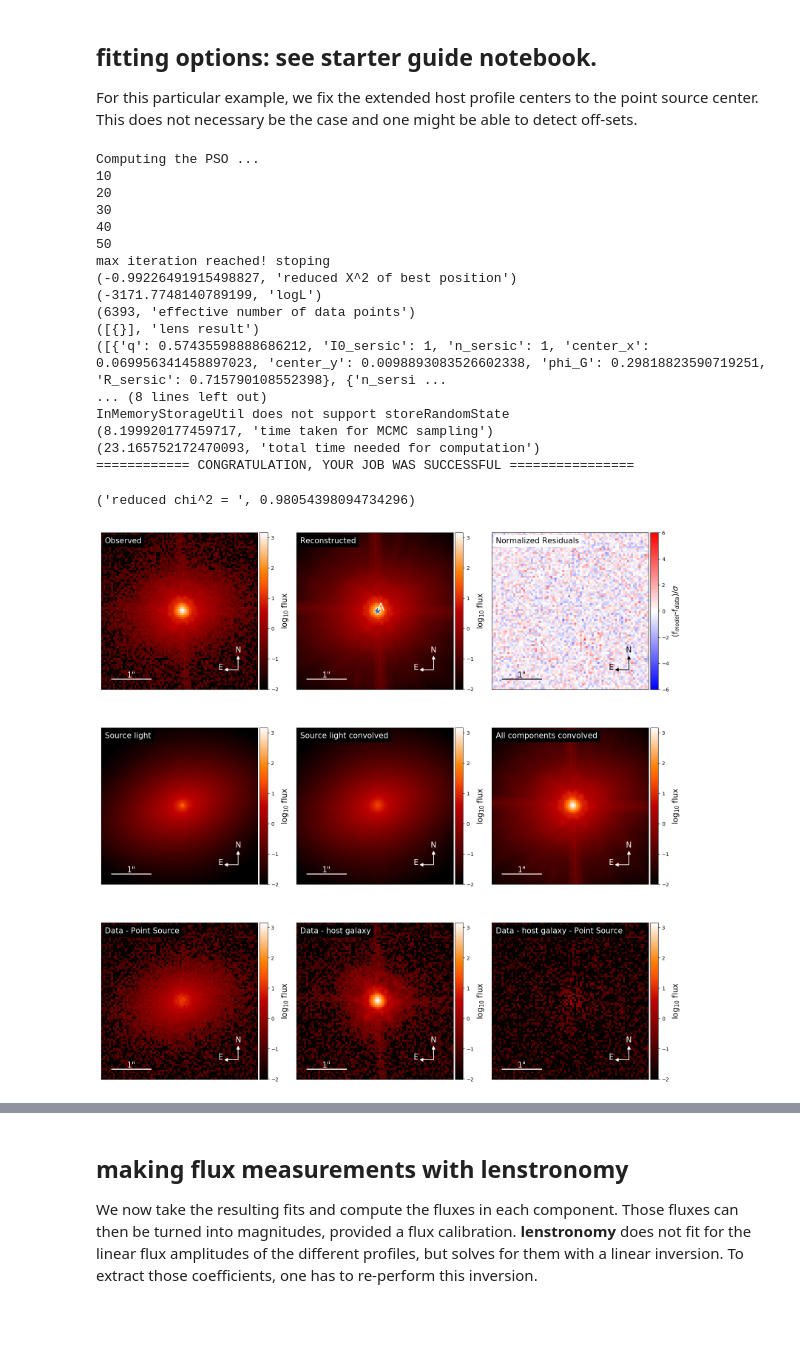
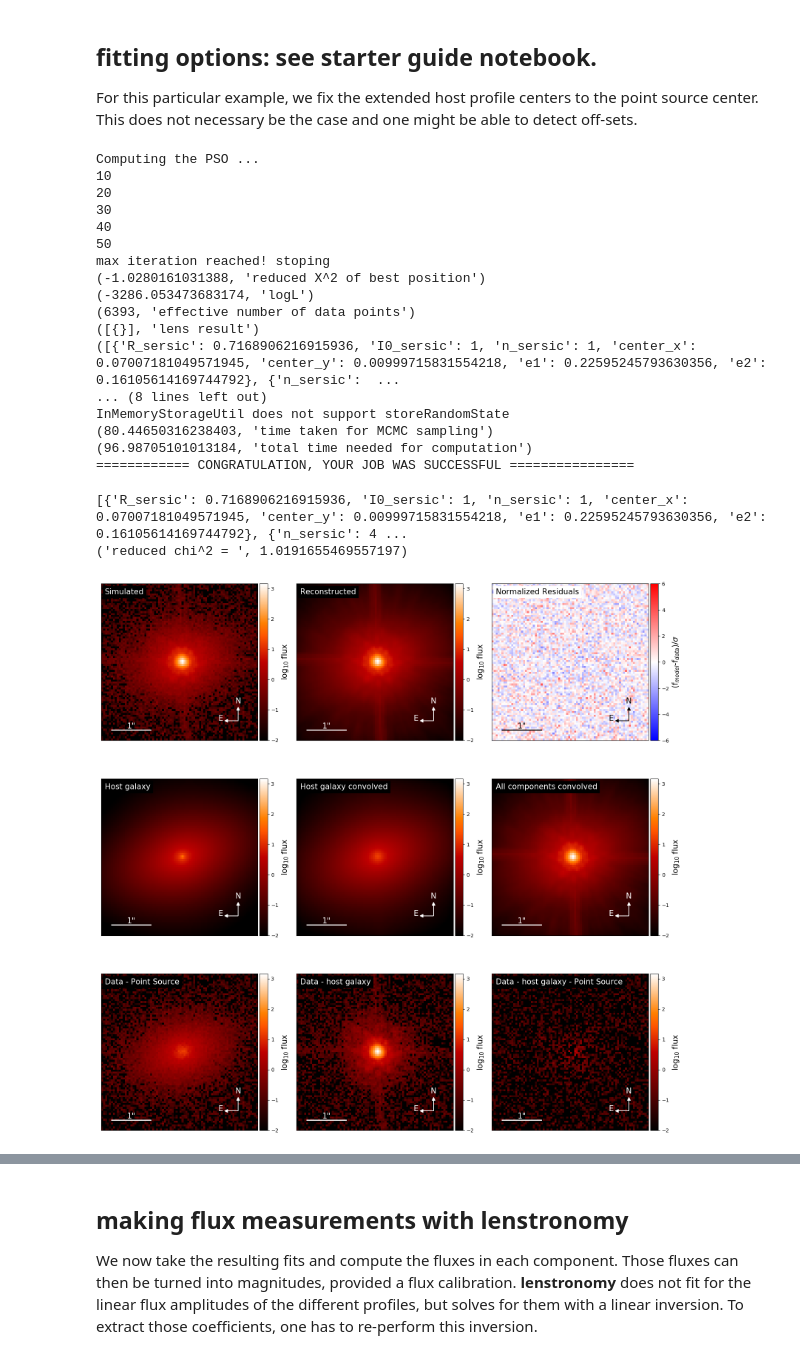
Before and after one commit to lenstronomy/lenstronomy-tutorials, a Jupyter notebook: lenstronomy_extensions/Notebooks/quasar-host decomposition.ipynb, the cells around one changed output, grey strips where cells are left out. Drawn from its saved outputs; the diff is of its cells as text; code cells hidden in the pictures; blank space fills up the shorter version.

```diff
--- a/lenstronomy_extensions/Notebooks/quasar-host decomposition.ipynb
+++ b/lenstronomy_extensions/Notebooks/quasar-host decomposition.ipynb
@@ -112,20 +117,6 @@ plt.show()
 ## fitting the mock data with lenstronomy
 We now use lenstronomy to recover the different components. To do so, we have to specify the allowed parameter space (upper and lower bounds), an initial guess (that can be crude) and an initial spread to initialize the solver. Additionally, we can keep parameters fixed, that we would not like to vary. E.g. the Sersic indices of a two component fit (buldge-to-disk).
 # %%
-# lens model choicers (lenstronomy requires the instances of them, but we can keep them empty)
-fixed_lens = [{}]
-kwargs_lens_init = [{}]
-kwargs_lens_sigma = [{}]
-kwargs_lower_lens = [{}]
-kwargs_upper_lens = [{}]
-
-# lens light model choices (lenstronomy requires the instances of them, but we can keep them empty)
-fixed_lens_light = [{}]
-kwargs_lens_light_init = [{}]
-kwargs_lens_light_sigma = [{}]
-kwargs_lower_lens_light = [{}]
-kwargs_upper_lens_light = [{}]
-
 # here are the options for the host galaxy fitting
 fixed_source = []
 kwargs_source_init = []
@@ -135,10 +126,10 @@ kwargs_upper_source = []
 
 # Disk component, as modelled by an elliptical Sersic profile
 fixed_source.append({'n_sersic': 1})  # we fix the Sersic index to n=1 (exponential)
-kwargs_source_init.append({'R_sersic': 1., 'n_sersic': 1, 'q': 1., 'phi_G': 0., 'center_x': 0, 'center_y': 0})
+kwargs_source_init.append({'R_sersic': 1., 'n_sersic': 1, 'e1': 0, 'e2': 0, 'center_x': 0, 'center_y': 0})
 kwargs_source_sigma.append({'n_sersic_sigma': 0.5, 'R_sersic_sigma': 0.5, 'ellipse_sigma': 0.1, 'center_x_sigma': 0.1, 'center_y_sigma': 0.1})
-kwargs_lower_source.append({'q': .5, 'phi_G': 0, 'R_sersic': 0.001, 'n_sersic': .5, 'center_x': -10, 'center_y': -10})
-kwargs_upper_source.append({'q': .5, 'phi_G': 0, 'R_sersic': 10, 'n_sersic': 5., 'center_x': 10, 'center_y': 10})
+kwargs_lower_source.append({'e1': -0.5, 'e2': -0.5, 'R_sersic': 0.001, 'n_sersic': .5, 'center_x': -10, 'center_y': -10})
+kwargs_upper_source.append({'e1': 0.5, 'e2': 0.5, 'R_sersic': 10, 'n_sersic': 5., 'center_x': 10, 'center_y': 10})
 
 # Buldge component, as modelled by a spherical Sersic profile
 fixed_source.append({'n_sersic': 4})  # we fix the Sersic index to n=4 (buldgy)
@@ -147,17 +138,18 @@ kwargs_source_sigma.append({'n_sersic_sigma': 0.5, 'R_sersic_sigma': 0.3, 'cente
 kwargs_lower_source.append({'R_sersic': 0.001, 'n_sersic': .5, 'center_x': -10, 'center_y': -10})
 kwargs_upper_source.append({'R_sersic': 10, 'n_sersic': 5., 'center_x': 10, 'center_y': 10})
 
+source_params = [kwargs_source_init, kwargs_source_sigma, fixed_source, kwargs_lower_source, kwargs_upper_source]
+
 fixed_ps = [{}]
 kwargs_ps_init = kwargs_ps
 kwargs_ps_sigma = [{'pos_sigma': 0.01, 'pos_sigma': 0.01}]
 kwargs_lower_ps = [{'ra_image': [-10], 'dec_image': [-10]}]
 kwargs_upper_ps = [{'ra_image': [10], 'dec_image': [10]}]
 
-kwargs_fixed = [fixed_lens, fixed_source, fixed_lens_light, fixed_ps]
-kwargs_init = [kwargs_lens_init, kwargs_source_init, kwargs_lens_light_init, kwargs_ps_init]
-kwargs_sigma = [kwargs_lens_sigma, kwargs_source_sigma, kwargs_lens_light_sigma, kwargs_ps_sigma]
-kwargs_lower = [kwargs_lower_lens, kwargs_lower_source, kwargs_lower_lens_light, kwargs_lower_ps]
-kwargs_upper = [kwargs_upper_lens, kwargs_upper_source, kwargs_upper_lens_light, kwargs_upper_ps]
+ps_param = [kwargs_ps_init, kwargs_ps_sigma, fixed_ps, kwargs_lower_ps, kwargs_upper_ps]
+
+kwargs_params = {'source_model': source_params,
+               'point_source_model': ps_param}
 # %% [markdown]
 ## fitting options: see starter guide notebook.
 For this particular example, we fix the extended host profile centers to the point source center. This does not necessary be the case and one might be able to detect off-sets.
@@ -176,18 +168,14 @@ kwargs_constraints = {'joint_center_source_light': True,  # if set to True, all
 kwargs_likelihood = {'check_bounds': True,
                      'source_marg': False,
                              }
-kwargs_fixed = [[{}], fixed_source, [{}], fixed_ps]
 kwargs_data = data_class.constructor_kwargs()
 kwargs_psf = psf_class.constructor_kwargs()
 image_band = [kwargs_data, kwargs_psf, kwargs_numerics]
 multi_band_list = [image_band]
-kwargs_init = [kwargs_lens_init, kwargs_source_init, kwargs_lens_light_init, kwargs_ps_init]
 
 from lenstronomy.Workflow.fitting_sequence import FittingSequence
 
 mpi = False  # MPI possible, but not supported through that notebook.
-
-kwargs_params = [kwargs_init, kwargs_sigma, kwargs_fixed, kwargs_lower, kwargs_upper]
 
 from lenstronomy.Workflow.fitting_sequence import FittingSequence
 fitting_seq = FittingSequence(multi_band_list, kwargs_model, kwargs_constraints, kwargs_likelihood, kwargs_params)
@@ -195,7 +183,7 @@ fitting_seq = FittingSequence(multi_band_list, kwargs_model, kwargs_constraints,
 fitting_kwargs_list = [
         {'fitting_routine': 'PSO', 'mpi': False, 'sigma_scale': 1., 'n_particles': 50,
          'n_iterations': 50},
-        {'fitting_routine': 'MCMC', 'n_burn': 10, 'n_run': 10, 'walkerRatio': 10, 'mpi': False,
+        {'fitting_routine': 'MCMC', 'n_burn': 100, 'n_run': 100, 'walkerRatio': 10, 'mpi': False,
          'sigma_scale': .1}
 ]
 
@@ -212,42 +200,45 @@ Computing the PSO ...
 40
 50
 max iteration reached! stoping
-(-0.99226491915498827, 'reduced X^2 of best position')
-(-3171.7748140789199, 'logL')
+(-1.0280161031388, 'reduced X^2 of best position')
+(-3286.053473683174, 'logL')
 (6393, 'effective number of data points')
 ([{}], 'lens result')
-([{'q': 0.57435598888686212, 'I0_sersic': 1, 'n_sersic': 1, 'center_x': 0.069956341458897023, 'center_y': 0.0098893083526602338, 'phi_G': 0.29818823590719251, 'R_sersic': 0.715790108552398}, {'n_sersi ...
+([{'R_sersic': 0.7168906216915936, 'I0_sersic': 1, 'n_sersic': 1, 'center_x': 0.07007181049571945, 'center_y': 0.00999715831554218, 'e1': 0.22595245793630356, 'e2': 0.16105614169744792}, {'n_sersic':  ...
 ... (8 lines left out)
 InMemoryStorageUtil does not support storeRandomState
-(8.199920177459717, 'time taken for MCMC sampling')
-(23.165752172470093, 'total time needed for computation')
+(80.44650316238403, 'time taken for MCMC sampling')
+(96.98705101013184, 'total time needed for computation')
 ============ CONGRATULATION, YOUR JOB WAS SUCCESSFUL ================
 # %%
 # let's plot the output of the PSO minimizer
+print(source_result)
 from lenstronomy.Plots.output_plots import LensModelPlot
 lensPlot = LensModelPlot(kwargs_data, kwargs_psf, kwargs_numerics, kwargs_model, lens_result, source_result,
                              lens_light_result, ps_result, arrow_size=0.02, cmap_string="gist_heat", high_res=5)
 
 f, axes = plt.subplots(3, 3, figsize=(16, 16), sharex=False, sharey=False)
 
-lensPlot.data_plot(ax=axes[0,0])
+lensPlot.data_plot(ax=axes[0,0], text="Simulated")
 lensPlot.model_plot(ax=axes[0,1])
 lensPlot.normalized_residual_plot(ax=axes[0,2], v_min=-6, v_max=6)
 
-lensPlot.decomposition_plot(ax=axes[1,0], text='Source light', source_add=True, unconvolved=True)
-lensPlot.decomposition_plot(ax=axes[1,1], text='Source light convolved', source_add=True)
+lensPlot.decomposition_plot(ax=axes[1,0], text='Host galaxy', source_add=True, unconvolved=True)
+lensPlot.decomposition_plot(ax=axes[1,1], text='Host galaxy convolved', source_add=True)
 lensPlot.decomposition_plot(ax=axes[1,2], text='All components convolved', source_add=True, lens_light_add=True, point_source_add=True)
 
 lensPlot.subtract_from_data_plot(ax=axes[2,0], text='Data - Point Source', point_source_add=True)
 lensPlot.subtract_from_data_plot(ax=axes[2,1], text='Data - host galaxy', source_add=True)
 lensPlot.subtract_from_data_plot(ax=axes[2,2], text='Data - host galaxy - Point Source', source_add=True, point_source_add=True)
 
 f.tight_layout()
+#plt.savefig('/Users/sibirrer/Cosmology/Strong_Lensing/Papers/Lenstronomy/LenstronomyPaper/quasar_host_decomposition.pdf', format='pdf')
 #f.subplots_adjust(left=None, bottom=None, right=None, top=None, wspace=0., hspace=0.05)
 plt.show()
 # %% [output]
-('reduced chi^2 = ', 0.98054398094734296)
+[{'R_sersic': 0.7168906216915936, 'I0_sersic': 1, 'n_sersic': 1, 'center_x': 0.07007181049571945, 'center_y': 0.00999715831554218, 'e1': 0.22595245793630356, 'e2': 0.16105614169744792}, {'n_sersic': 4 ...
+('reduced chi^2 = ', 1.0191655469557197)
-[figure, old version]
+[figure, new version]
 # %%
 # here the (non-converged) MCMC chain of the non-linear parameters
 import corner
```
Also changed, not shown: parts of 7 cells of this notebook, 9 other files.
